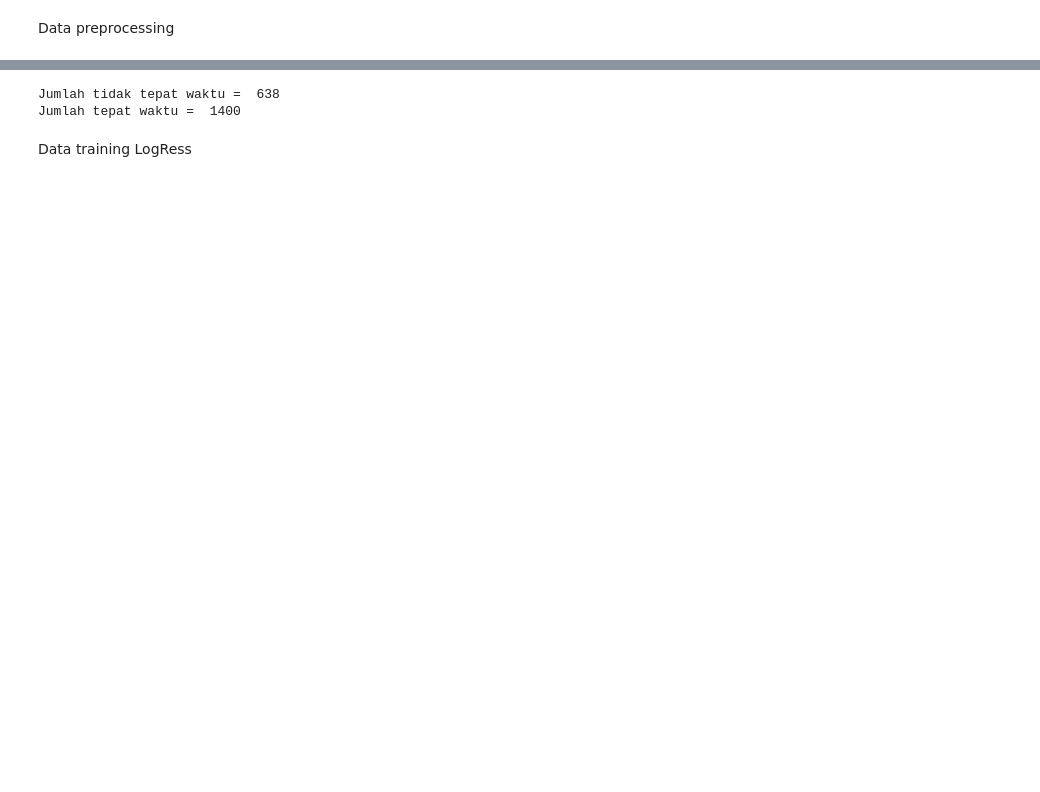
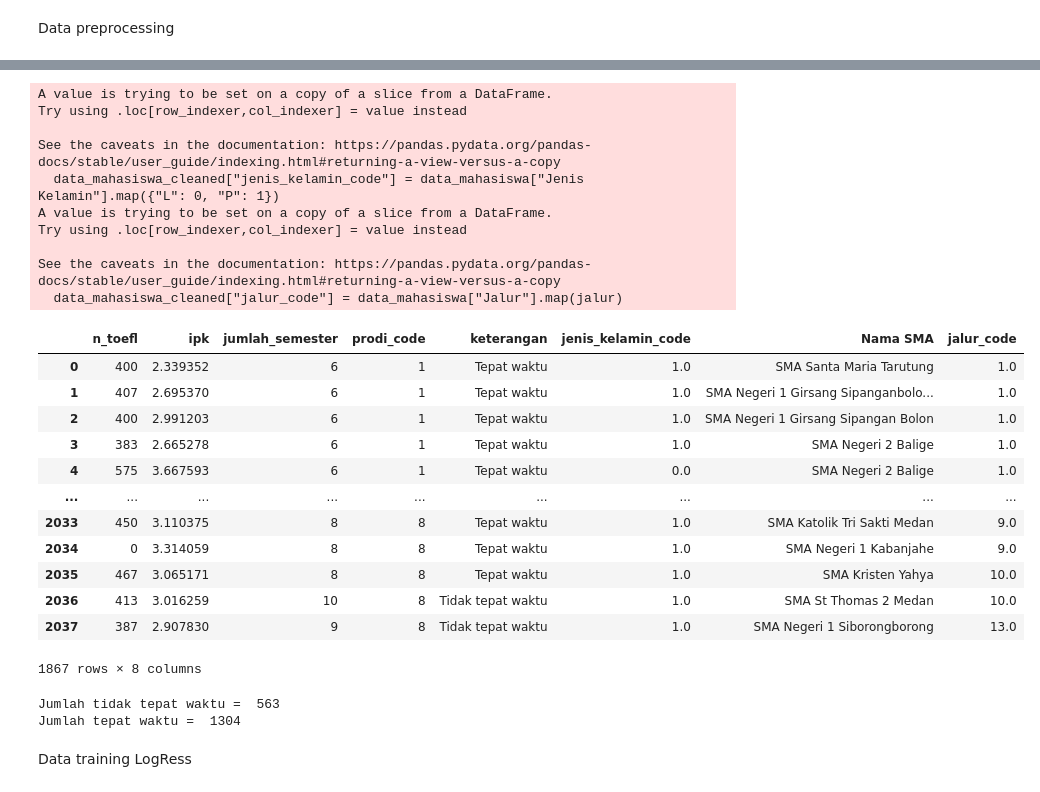
Before and after one commit to luthfidhani/prediksi-kelulusan-mahasiswa, a Jupyter notebook: training.ipynb, the cells around one changed output, grey strips where cells are left out. Saved outputs shown, nothing was run; the diff lists cells and outputs as text; code cells hidden in the pictures; blank space fills up the shorter version.

```diff
--- a/training.ipynb
+++ b/training.ipynb
@@ -31,6 +26,6 @@ import pandas as pd
 # data_ip = pd.read_excel(f"./data/{data[1][1]}")
 nilai_toefl = pd.read_excel(f"./data/{data[2][1]}")
 # penghasilan_ortu = pd.read_excel(f"./data/{data[3][1]}")
-# data_mahasiswa = pd.read_excel(f"./data/{data[0][1]}", header=2, sheet_name=["2014", "2015", "2016", "2017", "2018", "2019"])
-# data_mahasiswa = pd.concat(data_mahasiswa.values(), ignore_index=True)
+data_mahasiswa = pd.read_excel(f"./data/{data[0][1]}", header=2, sheet_name=["2014", "2015", "2016", "2017", "2018", "2019"])
+data_mahasiswa = pd.concat(data_mahasiswa.values(), ignore_index=True)
 # %%
@@ -91,0 +112,27 @@ See the caveats in the documentation: https://pandas.pydata.org/pandas-docs/stab
+# %%
+# Menghitung IPK untuk setiap nim
+ipk_per_nim = nilai_toefl.groupby('nim')['NilaiSem'].mean()
+nilai_toefl["ipk"] = nilai_toefl.groupby('nim')['NilaiSem'].transform("mean")
+
+# # Menghitung jumlah semester untuk setiap nim
+nilai_toefl["jumlah_semester"] = nilai_toefl.groupby('nim')['nim'].transform("count")
+
+nilai_toefl["prodi_code"] = nilai_toefl["Prodi"].astype(str).map(get_kode_prodi(prodi))
+nilai_toefl["prodi_jenjang"] = nilai_toefl["Prodi"].astype(str).map(get_jenjang_prodi(prodi))
+
+
+# # Bikin class sendiri. 0 = tidak tepat waktu, "1" = tepat waktu
+nilai_toefl["keterangan"] = "Tidak tepat waktu"
+
+# Kondisi untuk S1
+nilai_toefl.loc[(nilai_toefl["prodi_jenjang"] == "S1") & (nilai_toefl["jumlah_semester"] <= 8), "keterangan"] = "Tepat waktu"
+
+# Kondisi untuk D4
+nilai_toefl.loc[(nilai_toefl["prodi_jenjang"] == "D4") & (nilai_toefl["jumlah_semester"] <= 8), "keterangan"] = "Tepat waktu"
+
+# Kondisi untuk D3
+nilai_toefl.loc[(nilai_toefl["prodi_jenjang"] == "D3") & (nilai_toefl["jumlah_semester"] <= 6), "keterangan"] = "Tepat waktu"
+
+score_df = nilai_toefl.drop_duplicates("nim")
+score_df = score_df[["nim", "n_toefl", "ipk", "jumlah_semester", "prodi_code", "keterangan"]]
+score_df
@@ -92,9 +153,43 @@ See the caveats in the documentation: https://pandas.pydata.org/pandas-docs/stab
+# %%
+data_mahasiswa_cleaned = data_mahasiswa[["NIM", "Jenis Kelamin", "Nama SMA", "Jalur"]]
+data_mahasiswa_cleaned["jenis_kelamin_code"] = data_mahasiswa["Jenis Kelamin"].map({"L": 0, "P": 1})
+data_mahasiswa_cleaned["jalur_code"] = data_mahasiswa["Jalur"].map(jalur)
+mahasiswa_score_merged = pd.merge(score_df, data_mahasiswa_cleaned, left_on="nim", right_on="NIM", how="inner")
+mahasiswa_score_merged = mahasiswa_score_merged[["n_toefl", "ipk", "jumlah_semester", "prodi_code", "keterangan", "jenis_kelamin_code", "Nama SMA", "jalur_code"]]
+
+# Hapus baris yang memiliki nan value
+mahasiswa_score_merged.dropna(inplace=True)
+mahasiswa_score_merged
+# %% [output]
+A value is trying to be set on a copy of a slice from a DataFrame.
+Try using .loc[row_indexer,col_indexer] = value instead
+
+See the caveats in the documentation: https://pandas.pydata.org/pandas-docs/stable/user_guide/indexing.html#returning-a-view-versus-a-copy
+  data_mahasiswa_cleaned["jenis_kelamin_code"] = data_mahasiswa["Jenis Kelamin"].map({"L": 0, "P": 1})
+A value is trying to be set on a copy of a slice from a DataFrame.
+Try using .loc[row_indexer,col_indexer] = value instead
+
+See the caveats in the documentation: https://pandas.pydata.org/pandas-docs/stable/user_guide/indexing.html#returning-a-view-versus-a-copy
+  data_mahasiswa_cleaned["jalur_code"] = data_mahasiswa["Jalur"].map(jalur)
+|  | n_toefl | ipk | jumlah_semester | prodi_code | keterangan | jenis_kelamin_code | Nama SMA | jalur_code |
+| 0 | 400 | 2.339352 | 6 | 1 | Tepat waktu | 1.0 | SMA Santa Maria Tarutung | 1.0 |
+| 1 | 407 | 2.695370 | 6 | 1 | Tepat waktu | 1.0 | SMA Negeri 1 Girsang Sipanganbolo... | 1.0 |
+| 2 | 400 | 2.991203 | 6 | 1 | Tepat waktu | 1.0 | SMA Negeri 1 Girsang Sipangan Bolon | 1.0 |
+| 3 | 383 | 2.665278 | 6 | 1 | Tepat waktu | 1.0 | SMA Negeri 2 Balige | 1.0 |
+| 4 | 575 | 3.667593 | 6 | 1 | Tepat waktu | 0.0 | SMA Negeri 2 Balige | 1.0 |
+| ... | ... | ... | ... | ... | ... | ... | ... | ... |
+| 2033 | 450 | 3.110375 | 8 | 8 | Tepat waktu | 1.0 | SMA Katolik Tri Sakti Medan | 9.0 |
+| 2034 | 0 | 3.314059 | 8 | 8 | Tepat waktu | 1.0 | SMA Negeri 1 Kabanjahe | 9.0 |
+| 2035 | 467 | 3.065171 | 8 | 8 | Tepat waktu | 1.0 | SMA Kristen Yahya | 10.0 |
+| 2036 | 413 | 3.016259 | 10 | 8 | Tidak tepat waktu | 1.0 | SMA St Thomas 2 Medan | 10.0 |
+| 2037 | 387 | 2.907830 | 9 | 8 | Tidak tepat waktu | 1.0 | SMA Negeri 1 Siborongborong | 13.0 |
+1867 rows × 8 columns
 # %%
-print("Jumlah tidak tepat waktu = ", len(data.loc[data["keterangan"] == "Tidak tepat waktu"]))
-print("Jumlah tepat waktu = ", len(data.loc[data["keterangan"] == "Tepat waktu"]))
+print("Jumlah tidak tepat waktu = ", len(mahasiswa_score_merged.loc[mahasiswa_score_merged["keterangan"] == "Tidak tepat waktu"]))
+print("Jumlah tepat waktu = ", len(mahasiswa_score_merged.loc[mahasiswa_score_merged["keterangan"] == "Tepat waktu"]))
 # %% [output]
-Jumlah tidak tepat waktu =  638
-Jumlah tepat waktu =  1400
+Jumlah tidak tepat waktu =  563
+Jumlah tepat waktu =  1304
 # %% [markdown]
 Data training LogRess
 # %%
```
Also changed, not shown: parts of 10 cells of this notebook, 11 other files.
